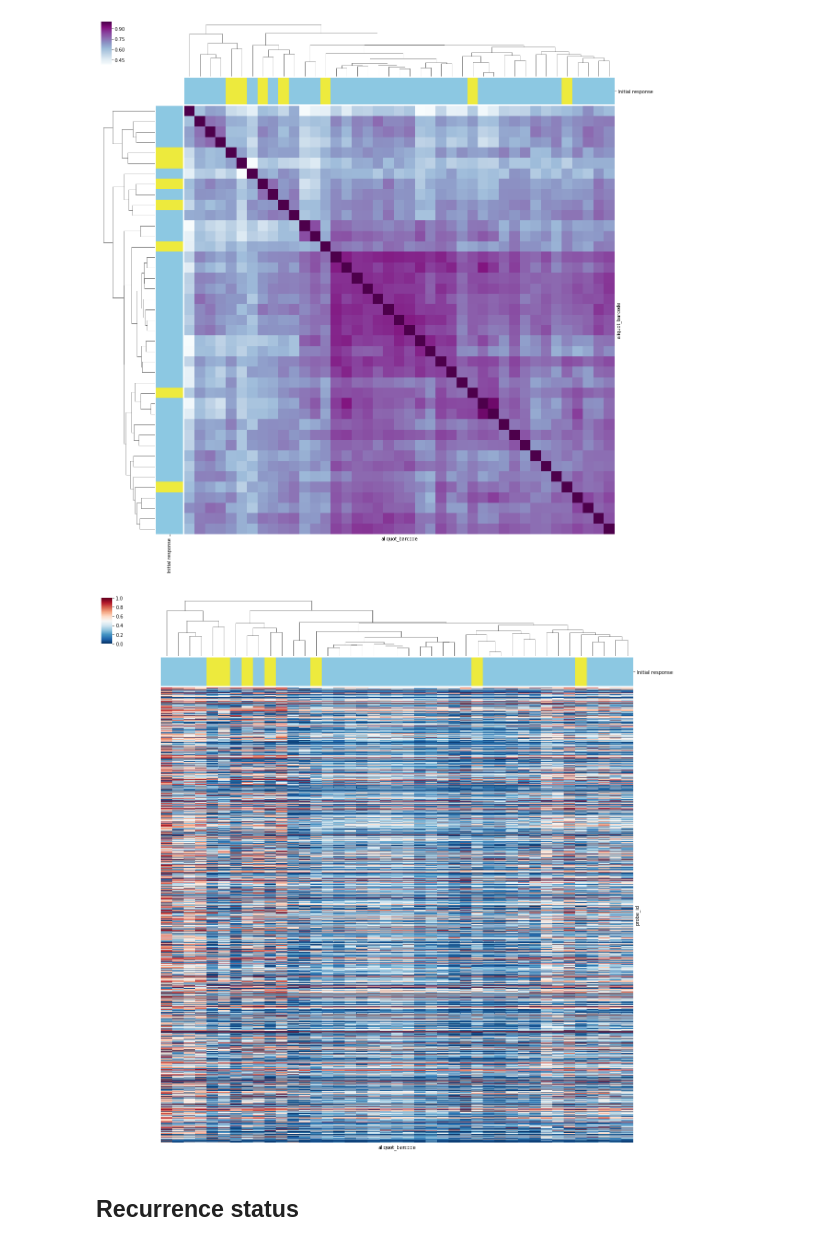
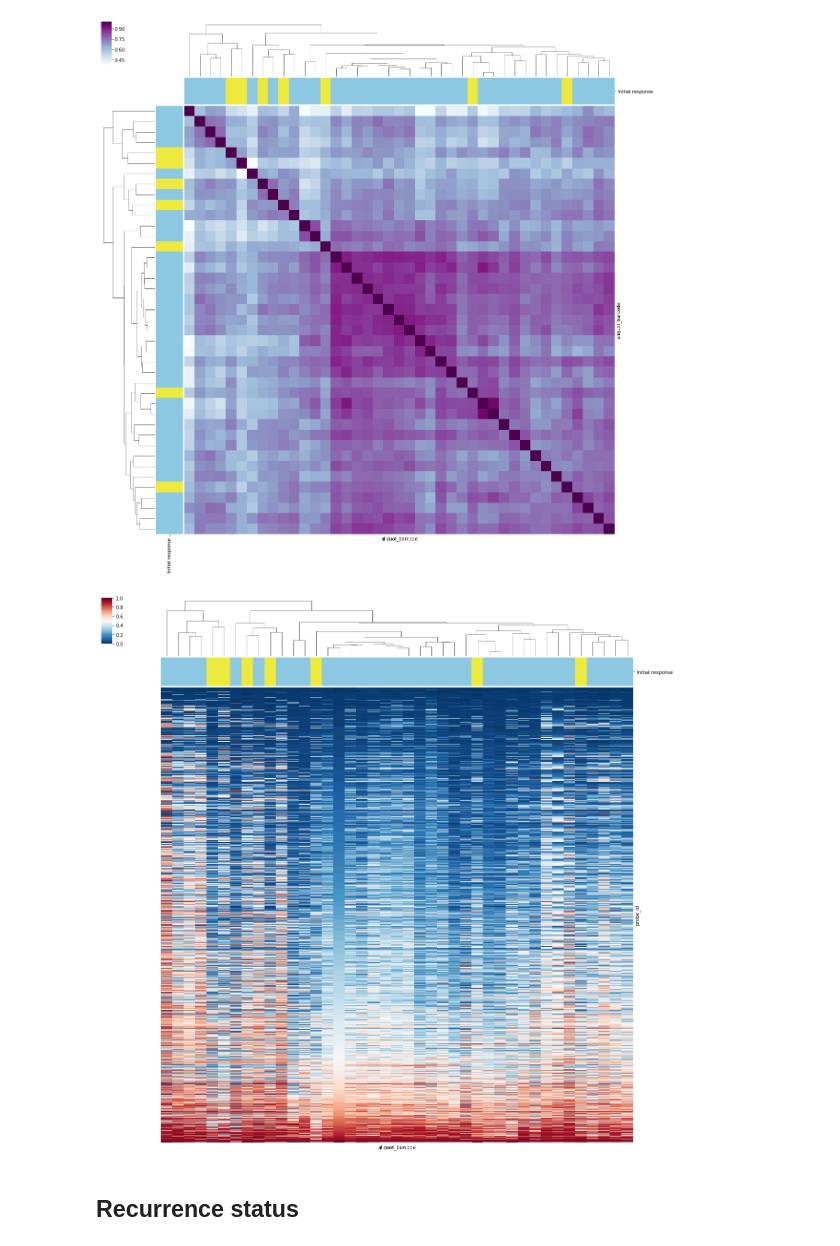
Before and after one commit to singuyenmai/DMV_BRCA_TCGA, a Jupyter notebook: Cluster_meth_hormone_wo_unknown.ipynb, the cells around one changed output. Drawn from its saved outputs; the diff is of its cells as text; code cells hidden in the pictures.

```diff
--- a/Cluster_meth_hormone_wo_unknown.ipynb
+++ b/Cluster_meth_hormone_wo_unknown.ipynb
@@ -254,12 +260,15 @@ g4 = sns.clustermap(data=meth_matrix.corr(), col_linkage=linkage, row_linkage=li
 # %% [output]
 [figure]
 # %%
-g5 = sns.clustermap(data=meth_matrix, col_linkage=linkage, row_cluster = False,
+complete_aliquots = init_res.loc[(init_res['initial_response'] == 'Complete response'), 'aliquot_barcode'].unique()
+
+g5 = sns.clustermap(data=meth_matrix.sort_values(by=list(complete_aliquots)),
+                    col_linkage=linkage, row_cluster = False,
                    col_colors = color_matrix,
                    cmap="RdBu_r", vmin=0, vmax=1, figsize=(20,21),
                    xticklabels=False, yticklabels=False)
 # %% [output]
-[figure, old version]
+[figure, new version]
 # %%
 g4.savefig("./plots/cluster_meth.hormone.excl_norm.init_res.corrdata.png")
 g5.savefig("./plots/cluster_meth.hormone.excl_norm.init_res.methdata.png")
```
Also changed, not shown: parts of 12 cells of this notebook, 15 other files.
